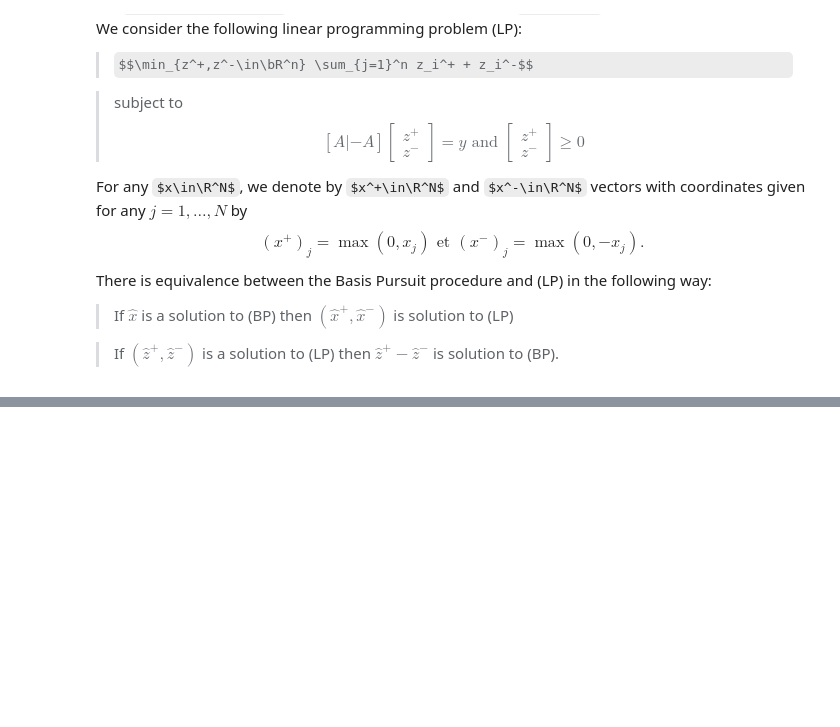
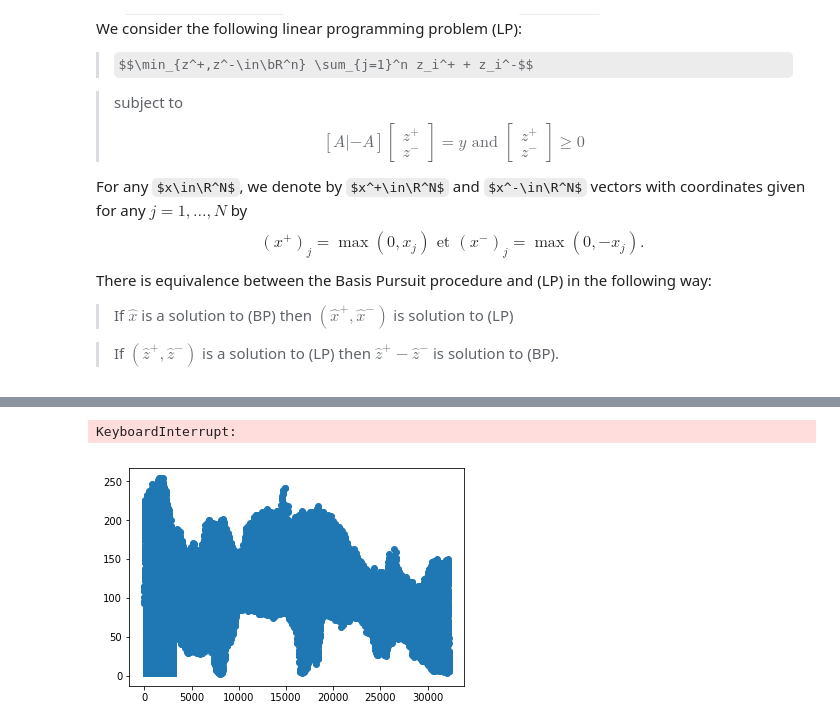
Before and after one commit to BoucheDimitri/FaceRecognition, a Jupyter notebook: FaceRecognition.ipynb, the cells around one changed output, grey strips where cells are left out. Drawn from its saved outputs; the diff is of its cells as text; code cells hidden in the pictures; some formulas as TeX source; blank space fills up the shorter version.

```diff
--- a/FaceRecognition.ipynb
+++ b/FaceRecognition.ipynb
@@ -261,0 +362,7 @@ NameError: name 'sol' is not defined
+# %%
+plt.stem(e_star)
+titre = 'Représentation des erreurs'
+plt.title(titre)
+# %% [output]
+KeyboardInterrupt:
+[figure, added]
```
Also changed, not shown: parts of 15 cells of this notebook.
